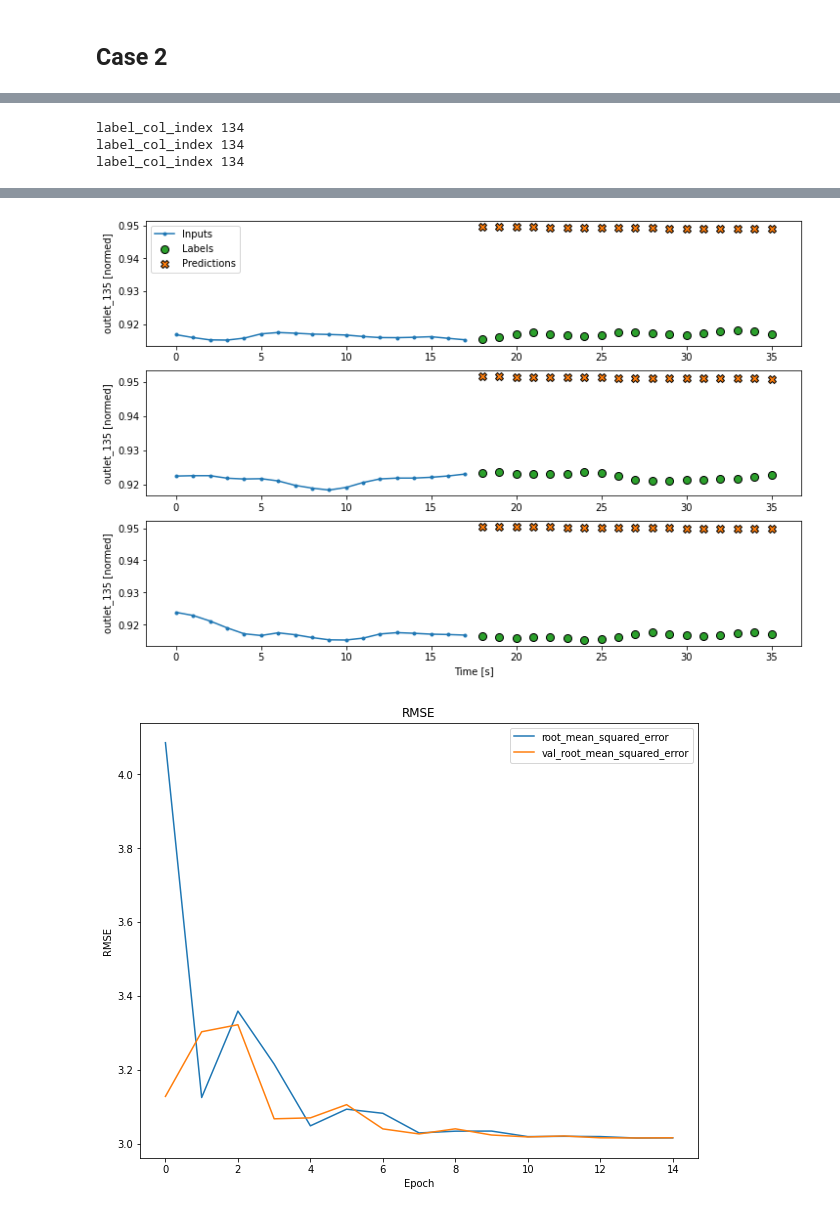
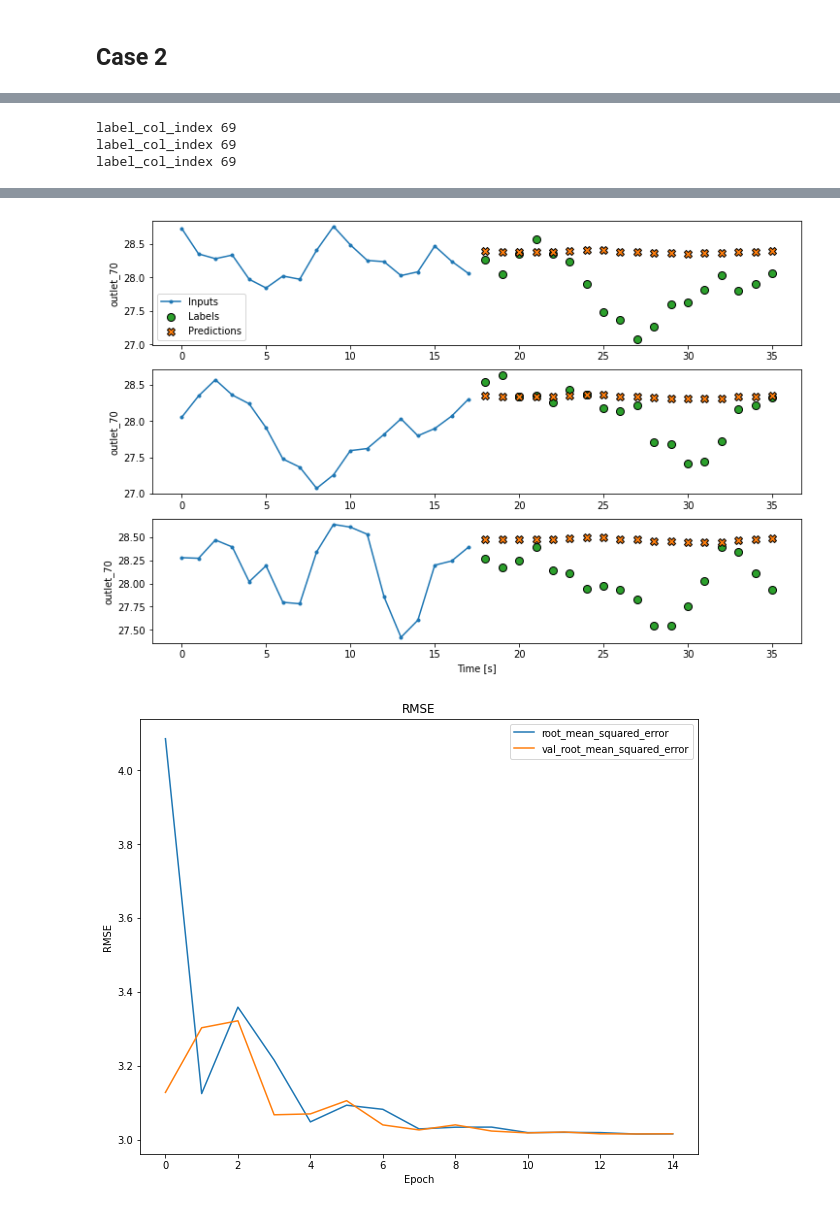
Before and after one commit to drdeleon/rack-temp-pred, a Jupyter notebook: rack-temp-pred/multi_linear.ipynb, the cells around one changed output, grey strips where cells are left out. Saved outputs shown, nothing was run; the diff lists cells and outputs as text; code cells hidden in the pictures.

Commit message:
Added window plots without normalization. Tuned AR-LSTM model.

```diff
--- a/rack-temp-pred/multi_linear.ipynb
+++ b/rack-temp-pred/multi_linear.ipynb
@@ -23,12 +22,16 @@ outlets = [ col for col in case_1.columns.values if col.startswith('outlet') ]
 label_columns = outlets[1:]
 # %%
 column_indices = { name: i for i, name in enumerate(case_1.columns) }
+# %%
+PLOT_COL = "outlet_70"
 # %% [markdown]
 ## Model creation
 # %%
 IN_WIDTH = 18
 OUT_STEPS = 18
 MAX_EPOCHS = 15
+BATCH_SIZE = 32
+
 features_size = len(label_columns)
 
 print(f"Using {IN_WIDTH*5//60}min {IN_WIDTH*5 % 60}s of data to predict {OUT_STEPS*5//60}min {IN_WIDTH*5 % 60}s into de future.")
@@ -66,7 +76,8 @@ window, history = utils.train_case(
     label_cols=label_columns,
     in_width=IN_WIDTH,
     out_steps=OUT_STEPS,
-    max_epochs=MAX_EPOCHS
+    max_epochs=MAX_EPOCHS,
+    batch_size=BATCH_SIZE
 )
 
 exec_times['case_2'] = time.time() - start_t
@@ -100,6 +117,6 @@ tf.keras.utils.plot_model(multi_linear_model, "../plots/models/multi_lineal.png"
 # %%
-window.plot(multi_linear_model, plot_col="outlet_135")
+window.plot(multi_linear_model, plot_col=PLOT_COL)
 # %% [output]
-label_col_index 134
-label_col_index 134
-label_col_index 134
+label_col_index 69
+label_col_index 69
+label_col_index 69
@@ -107,4 +124,4 @@ label_col_index 134
-[figure, old version]
+[figure, new version]
 # %%
 utils.plot_losses(history=history)
 # %% [output]
```
Also changed, not shown: parts of 22 cells of this notebook, 6 other files.
